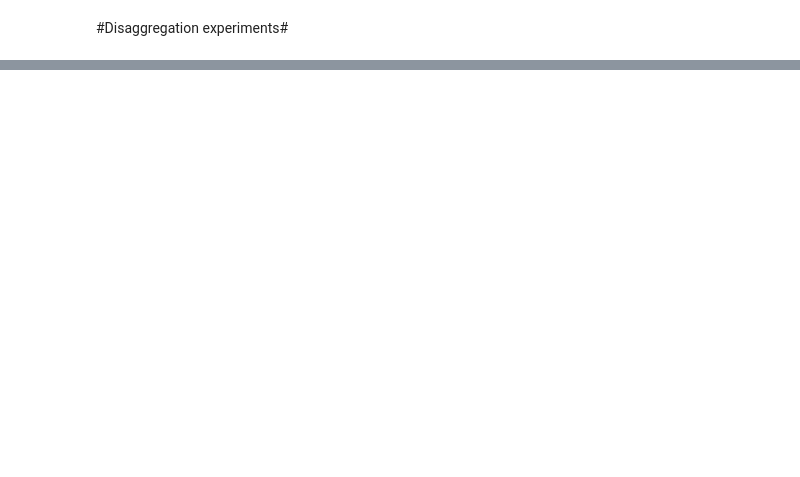
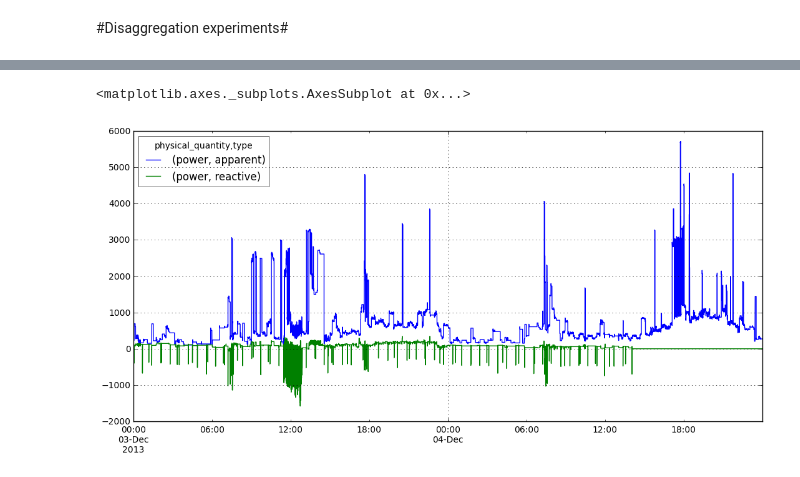
Before and after one commit to gjwo/nilm_gjw_data, a Jupyter notebook: notebooks/disaggregation.ipynb, the cells around one changed output, grey strips where cells are left out. Drawn from its saved outputs; the diff is of its cells as text; code cells hidden in the pictures; blank space fills up the shorter version.

```diff
--- a/notebooks/disaggregation.ipynb
+++ b/notebooks/disaggregation.ipynb
@@ -9,15 +11,16 @@ from pylab import rcParams
 import matplotlib.pyplot as plt
 %matplotlib inline
 
-rcParams['figure.figsize'] = (12, 6)
-
+#rcParams['figure.figsize'] = (12, 6)
+rcParams['figure.figsize'] = (13, 6)
+plt.style.use('ggplot')
 import nilmtk
 from nilmtk import DataSet, TimeFrame, MeterGroup, HDFDataStore
 from nilmtk.disaggregate import CombinatorialOptimisation
-from nilmtk.utils import print_dict
+from nilmtk.utils import print_dict, show_versions
 from nilmtk.metrics import f1_score
-import seaborn as sns
-sns.set_palette("Set3", n_colors=12)
+#import seaborn as sns
+#sns.set_palette("Set3", n_colors=12)
 
 
 import warnings
@@ -26,0 +52,5 @@ ImportError: No module named seaborn
+# %%
+data_dir = '/Users/GJWood/nilm_gjw_data/HDF5/'
+gjw = DataSet(join(data_dir, 'nilm_gjw_data.hdf5'))
+print('loaded ' + str(len(gjw.buildings)) + ' buildings')
+building_number=1
@@ -26,0 +61,9 @@ ImportError: No module named seaborn
+# %%
+gjw.store.window = TimeFrame(start='2013-12-03 00:00:00', end='2013-12-05 00:00:00')
+elec = gjw.buildings[building_number].elec
+mains = elec.mains()
+# %%
+house = elec['fridge'] #only one meter so any selection will do
+df = house.load().next() #load the first chunk of data into a dataframe
+df.info() #check that the data is what we want (optional)
+#note the data has two columns and a time index
@@ -26,0 +98,5 @@ ImportError: No module named seaborn
+# %%
+df.plot()
+# %% [output]
+<matplotlib.axes._subplots.AxesSubplot at 0x...>
+[figure, added]
```
Also changed, not shown: parts of 14 cells of this notebook.
